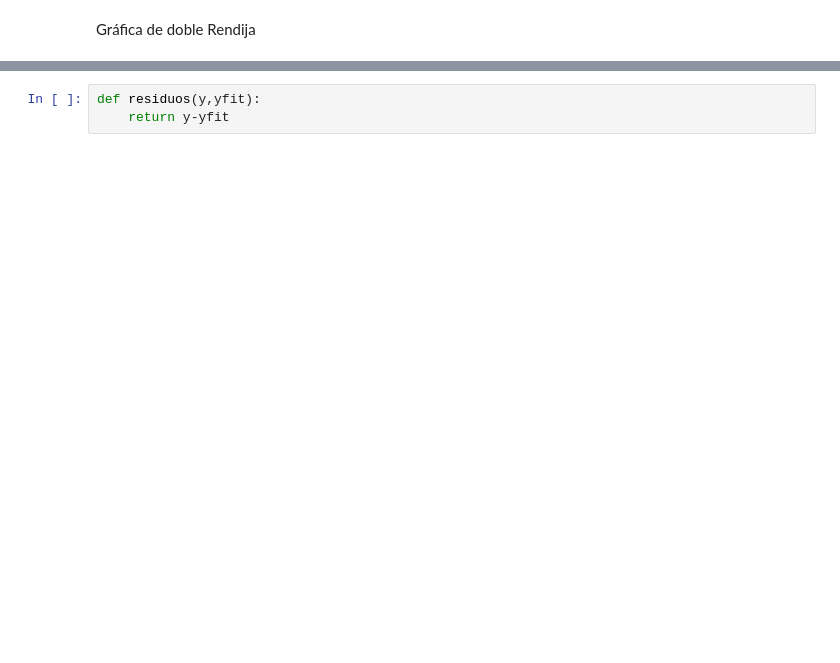
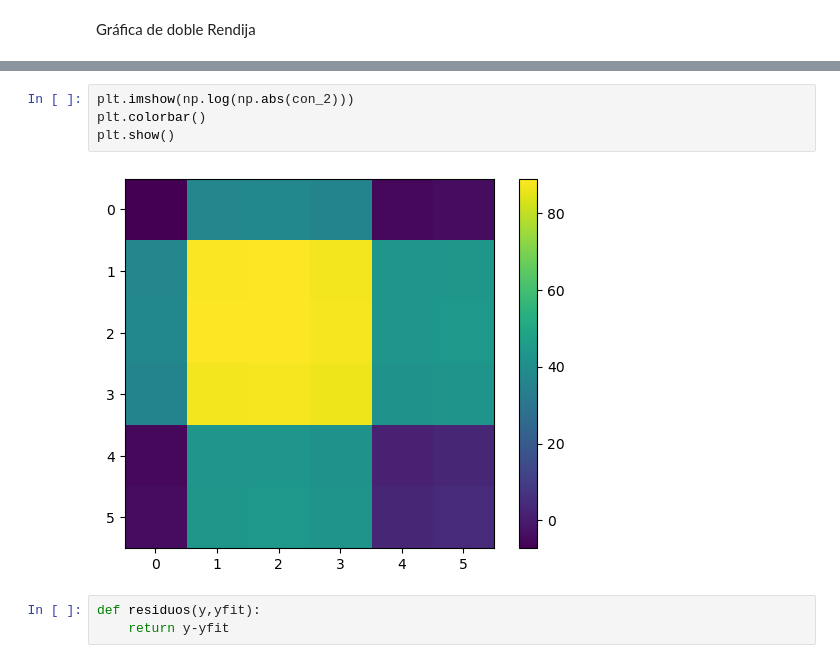
Before and after one commit to aleste2123/Intermedio, a Jupyter notebook: Doble Rendija/Ajuste de datos.ipynb, the cells around one changed output, grey strips where cells are left out. Drawn from its saved outputs; the diff is of its cells as text; blank space fills up the shorter version.

```diff
--- a/Doble Rendija/Ajuste de datos.ipynb
+++ b/Doble Rendija/Ajuste de datos.ipynb
@@ -125,3 +131,9 @@ if Descargar:
+# %%
+plt.imshow(np.log(np.abs(con_2)))
+plt.colorbar()
+plt.show()
+# %% [output]
+[figure, added]
 # %%
 def residuos(y,yfit):
     return y-yfit
```
Also changed, not shown: parts of 5 cells of this notebook.
